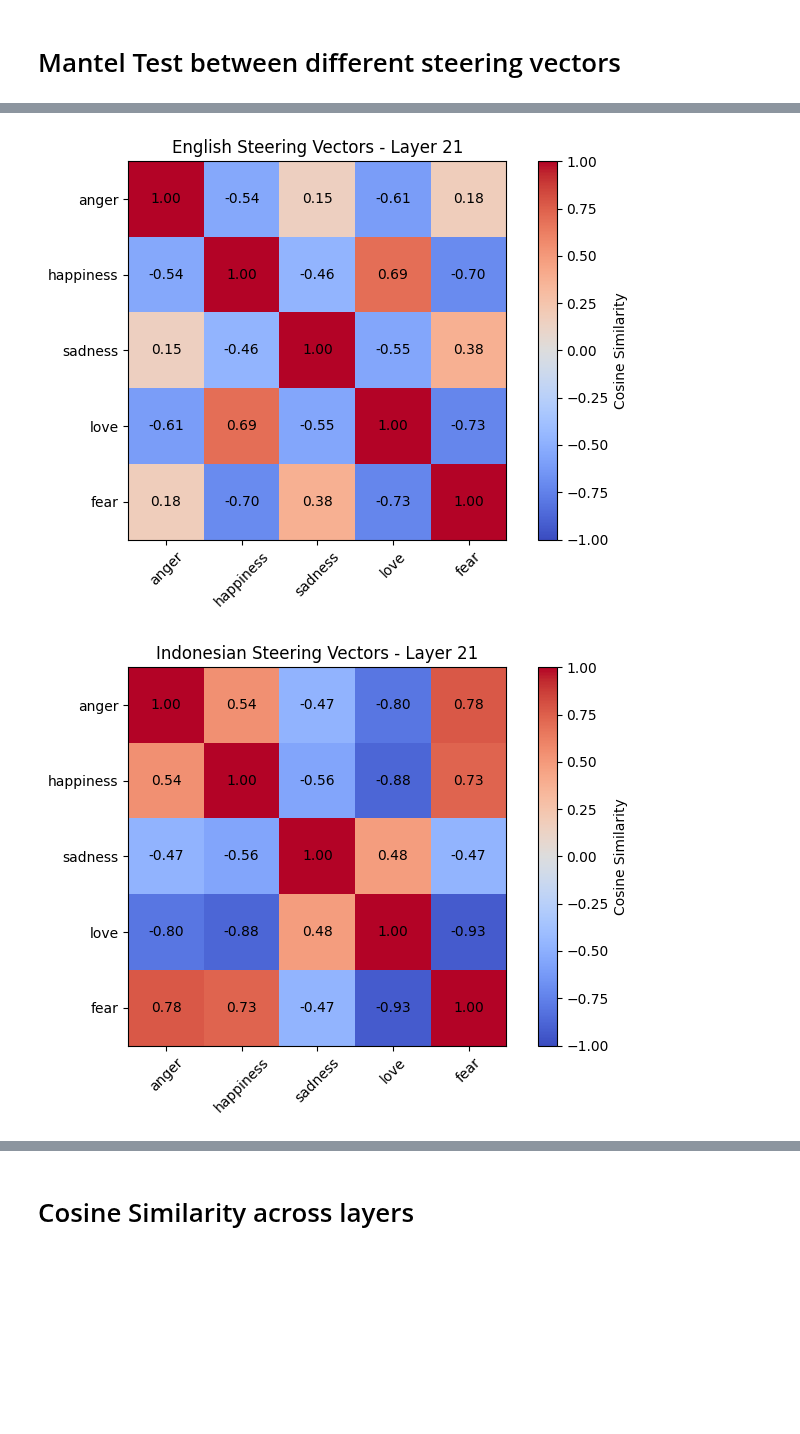
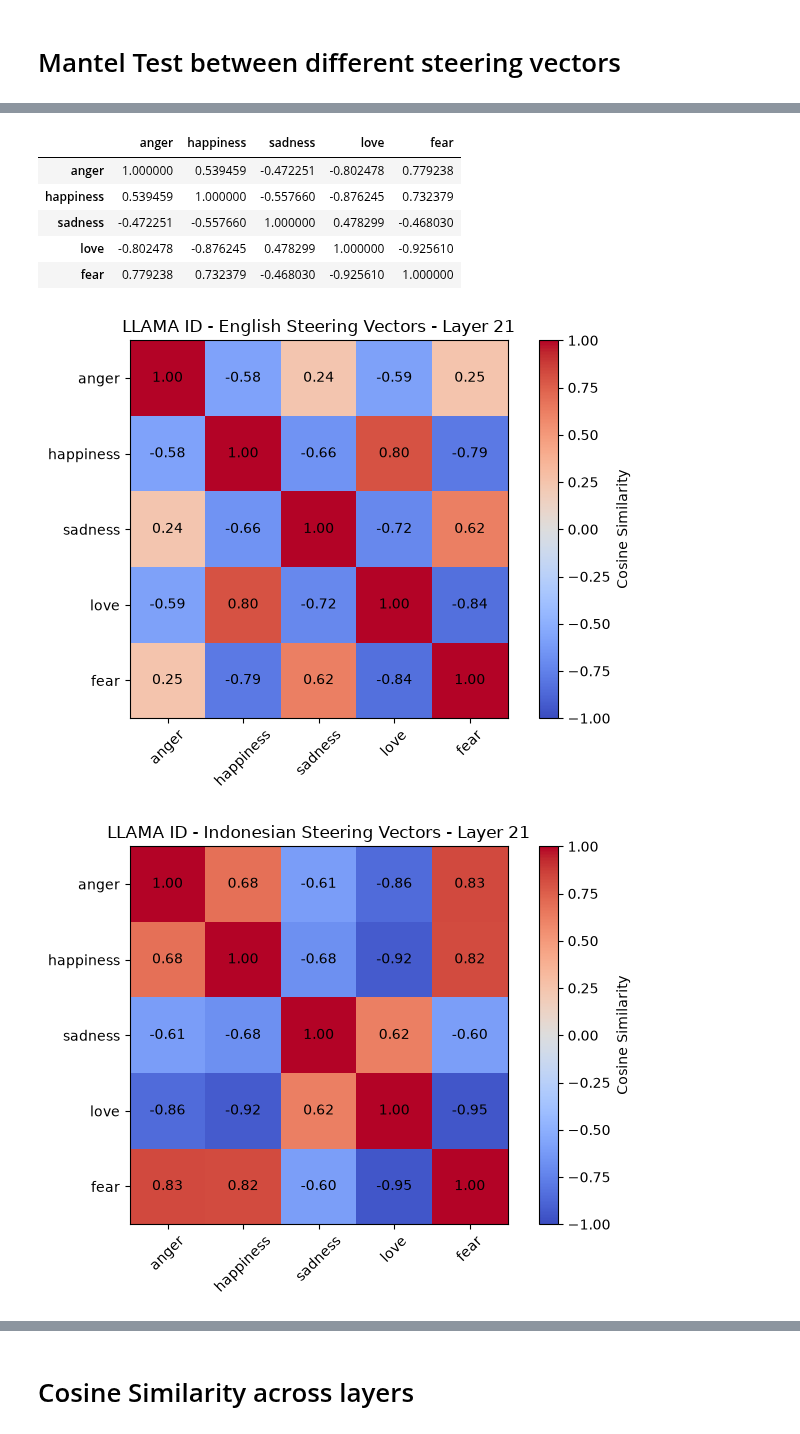
Before and after one commit to noobylub/Dissertation_Project, a Jupyter notebook: vectors_analysis.ipynb, the cells around one changed output, grey strips where cells are left out. Drawn from its saved outputs; the diff is of its cells as text; code cells hidden in the pictures; blank space fills up the shorter version.

Commit message:
finished analysis

```diff
--- a/vectors_analysis.ipynb
+++ b/vectors_analysis.ipynb
@@ -316,6 +411,11 @@ all_emotions = ['anger', 'happiness', 'sadness', 'love', 'fear']
 
 result_stored = {}
 result_stored['multiclass'] = {}
+
+# Cache trained probes so downstream cells can reuse them (no retraining)
+multiclass_probe_en = {}
+multiclass_probe_id = {}
+
 multiclass_rows = []
 
 for layer in range(total_layers):
@@ -358,6 +458,10 @@ for layer in range(total_layers):
     )
     probe_id = analysis.trainMultiClassProbe(probe_id, emotion_data_id_train, emotion_data_id_val, num_epochs=25)
 
+    # Cache probes per layer
+    multiclass_probe_en[layer] = probe_en
+    multiclass_probe_id[layer] = probe_id
+
     layer_scores = {
         'EN->EN': analysis.predictProbe(probe_en, emotion_data_eng_val, multiclass=True),
         'EN->ID': analysis.predictProbe(probe_en, emotion_data_id_val, multiclass=True),
@@ -374,10 +478,8 @@ for layer in range(total_layers):
         'ID->EN': float(layer_scores['ID->EN'].mean()),
     })
 
-# Keep probe alias for downstream confusion-matrix cell compatibility
-probe = probe_id
-
 multiclass_results_df = pd.DataFrame(multiclass_rows)
 display(multiclass_results_df.head())
 print(f"Trained multiclass probes for {len(multiclass_results_df)} layers")
+print("Cached probes: multiclass_probe_en and multiclass_probe_id")
 # %% [output]
@@ -568,6 +705,7 @@ weighted avg       0.91      0.91      0.91       800
 # %% [markdown]
 # Mantel Test between different steering vectors
 # %%
+
 
 
 import matplotlib.pyplot as plt
@@ -575,30 +713,59 @@ import matplotlib.pyplot as plt
 emotions = ['anger', 'happiness', 'sadness', 'love', 'fear']
 layer_idx = 21
 
-eng_cosine_matrix = analysis.build_cosine_matrix(steering_vector_eng, emotions, layer_idx)
-id_cosine_matrix = analysis.build_cosine_matrix(steering_vector_id, emotions, layer_idx)
+LLAMAID_eng_cosine_matrix = analysis.build_cosine_matrix(Llama_indo_steering_vector_eng, emotions, layer_idx)
+LLAMAID_id_cosine_matrix = analysis.build_cosine_matrix(Llama_indo_steering_vector_id, emotions, layer_idx)
 
-display(eng_cosine_matrix)
-display(id_cosine_matrix)
+LLAMAENG_eng_cosine_matrix = analysis.build_cosine_matrix(Llama_eng_steering_vector_eng, emotions, layer_idx)
+LLAMAENG_id_cosine_matrix = analysis.build_cosine_matrix(Llama_eng_steering_vector_id, emotions, layer_idx)
 
+
+display(LLAMAID_eng_cosine_matrix)
+display(LLAMAID_id_cosine_matrix)
+display(LLAMAENG_eng_cosine_matrix)
+display(LLAMAENG_id_cosine_matrix)
+
+
+# LLAMA ID (Indonesian) - Layer 21
 plt.figure(figsize=(7, 5))
-eng_plot = plt.imshow(eng_cosine_matrix.values, vmin=-1, vmax=1, cmap='coolwarm')
+eng_plot = plt.imshow(LLAMAID_eng_cosine_matrix.values, vmin=-1, vmax=1, cmap='coolwarm')
 plt.colorbar(label='Cosine Similarity')
 plt.xticks(range(len(emotions)), emotions, rotation=45)
 plt.yticks(range(len(emotions)), emotions)
-plt.title('English Steering Vectors - Layer 21')
-analysis.annotate_heatmap(plt.gca(), eng_cosine_matrix.values)
+plt.title('LLAMA ID - English Steering Vectors - Layer 21')
+analysis.annotate_heatmap(plt.gca(), LLAMAID_eng_cosine_matrix.values)
 plt.tight_layout()
 plt.show()
 
 plt.figure(figsize=(7, 5))
-id_plot = plt.imshow(id_cosine_matrix.values, vmin=-1, vmax=1, cmap='coolwarm')
+id_plot = plt.imshow(LLAMAID_id_cosine_matrix.values, vmin=-1, vmax=1, cmap='coolwarm')
 plt.colorbar(label='Cosine Similarity')
 plt.xticks(range(len(emotions)), emotions, rotation=45)
 plt.yticks(range(len(emotions)), emotions)
-plt.title('Indonesian Steering Vectors - Layer 21')
-analysis.annotate_heatmap(plt.gca(), id_cosine_matrix.values)
+plt.title('LLAMA ID - Indonesian Steering Vectors - Layer 21')
+analysis.annotate_heatmap(plt.gca(), LLAMAID_id_cosine_matrix.values)
 plt.tight_layout()
 plt.show()
+
+# LLAMA Original (English) - Layer 21
+plt.figure(figsize=(7, 5))
+eng_plot = plt.imshow(LLAMAENG_eng_cosine_matrix.values, vmin=-1, vmax=1, cmap='coolwarm')
+plt.colorbar(label='Cosine Similarity')
+plt.xticks(range(len(emotions)), emotions, rotation=45)
+plt.yticks(range(len(emotions)), emotions)
+plt.title('LLAMA Original - English Steering Vectors - Layer 21')
+analysis.annotate_heatmap(plt.gca(), LLAMAENG_eng_cosine_matrix.values)
+plt.tight_layout()
+plt.show()
+
+plt.figure(figsize=(7, 5))
+id_plot = plt.imshow(LLAMAENG_id_cosine_matrix.values, vmin=-1, vmax=1, cmap='coolwarm')
+plt.colorbar(label='Cosine Similarity')
+plt.xticks(range(len(emotions)), emotions, rotation=45)
+plt.yticks(range(len(emotions)), emotions)
+plt.title('LLAMA Original - Indonesian Steering Vectors - Layer 21')
+analysis.annotate_heatmap(plt.gca(), LLAMAENG_id_cosine_matrix.values)
+plt.tight_layout()
+plt.show()
 # %% [output]
 |  | anger | happiness | sadness | love | fear |
@@ -616,2 +789,8 @@ plt.show()
+|  | anger | happiness | sadness | love | fear |
+| anger | 1.000000 | 0.539459 | -0.472251 | -0.802478 | 0.779238 |
+| happiness | 0.539459 | 1.000000 | -0.557660 | -0.876245 | 0.732379 |
+| sadness | -0.472251 | -0.557660 | 1.000000 | 0.478299 | -0.468030 |
+| love | -0.802478 | -0.876245 | 0.478299 | 1.000000 | -0.925610 |
+| fear | 0.779238 | 0.732379 | -0.468030 | -0.925610 | 1.000000 |
-[figure, old version]
+[figure, new version]
-[figure, old version]
+[figure, new version]
```
Also changed, not shown: parts of 9 cells of this notebook, 14 other files.
